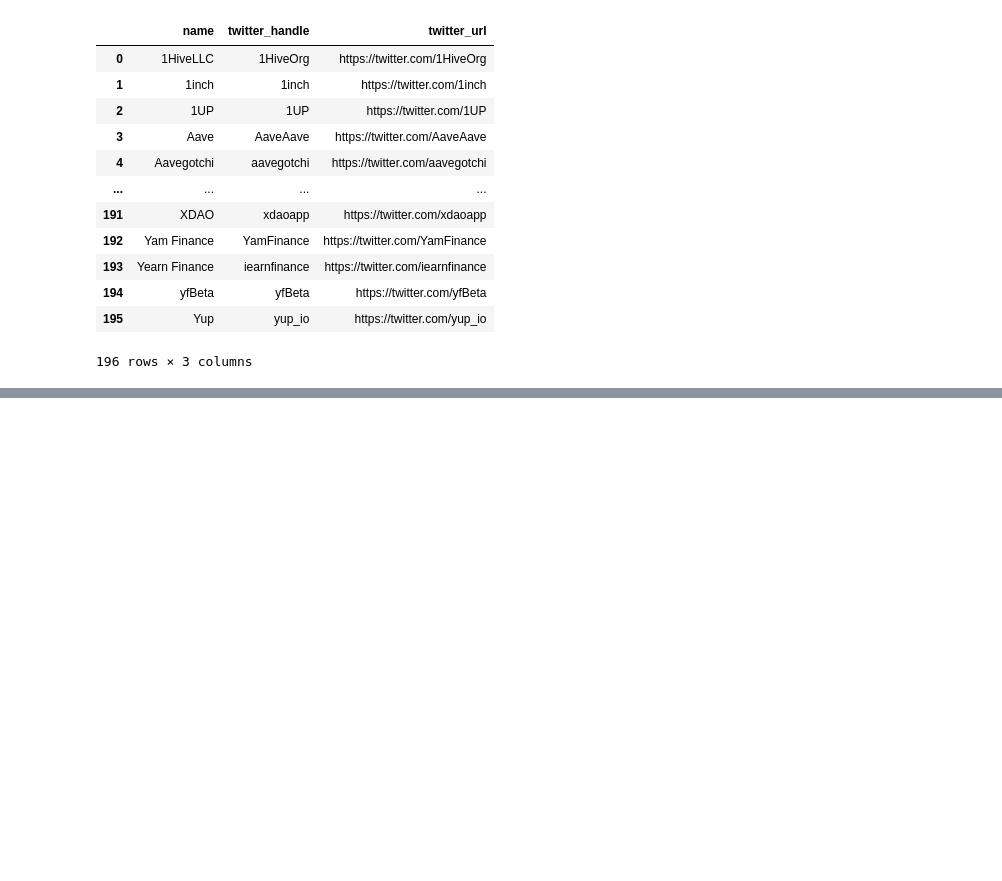
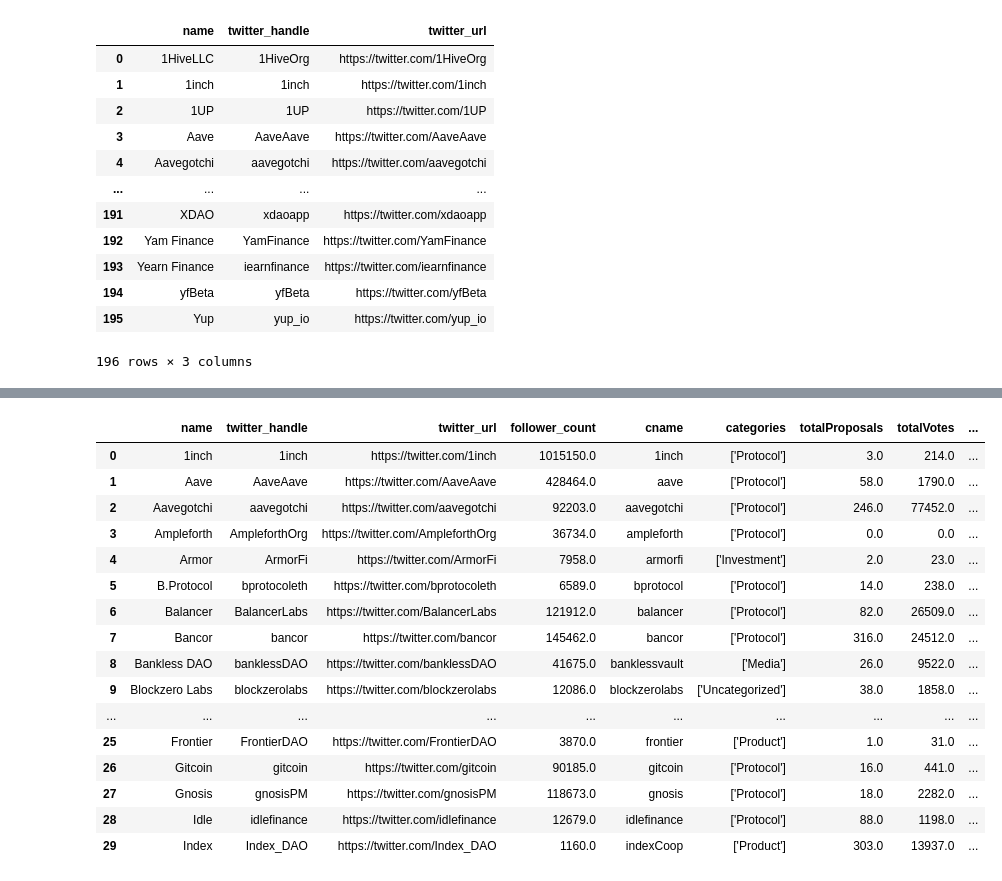
Before and after one commit to notchia/daochem-prototype, a Jupyter notebook: code/4_twitter_cleaning_eda.ipynb, the cells around one changed output, grey strips where cells are left out. Cells and saved outputs as stored; diff of their text form; code cells hidden in the pictures; blank space fills up the shorter version.

```diff
--- a/code/4_twitter_cleaning_eda.ipynb
+++ b/code/4_twitter_cleaning_eda.ipynb
@@ -184,0 +139,2 @@ vote
+# %%
+twitter_merge.drop(columns = 'screen_name', inplace = True)
@@ -184,0 +157,6 @@ vote
+# %%
+twitter_dao = pd.merge(twitter_merge, dao,  how='left', left_on='name', right_on = 'name')
+# %%
+twitter_dao_final = twitter_dao.dropna().reset_index()
+# %%
+twitter_dao_final.drop(columns = 'index', inplace=True)
@@ -184,0 +165,20 @@ vote
+# %%
+twitter_dao_final.head(30)
+# %% [output]
+|  | name | twitter_handle | twitter_url | follower_count | cname | categories | totalProposals | totalVotes | ... |
+| 0 | 1inch | 1inch | https://twitter.com/1inch | 1015150.0 | 1inch | ['Protocol'] | 3.0 | 214.0 | ... |
+| 1 | Aave | AaveAave | https://twitter.com/AaveAave | 428464.0 | aave | ['Protocol'] | 58.0 | 1790.0 | ... |
+| 2 | Aavegotchi | aavegotchi | https://twitter.com/aavegotchi | 92203.0 | aavegotchi | ['Protocol'] | 246.0 | 77452.0 | ... |
+| 3 | Ampleforth | AmpleforthOrg | https://twitter.com/AmpleforthOrg | 36734.0 | ampleforth | ['Protocol'] | 0.0 | 0.0 | ... |
+| 4 | Armor | ArmorFi | https://twitter.com/ArmorFi | 7958.0 | armorfi | ['Investment'] | 2.0 | 23.0 | ... |
+| 5 | B.Protocol | bprotocoleth | https://twitter.com/bprotocoleth | 6589.0 | bprotocol | ['Protocol'] | 14.0 | 238.0 | ... |
+| 6 | Balancer | BalancerLabs | https://twitter.com/BalancerLabs | 121912.0 | balancer | ['Protocol'] | 82.0 | 26509.0 | ... |
+| 7 | Bancor | bancor | https://twitter.com/bancor | 145462.0 | bancor | ['Protocol'] | 316.0 | 24512.0 | ... |
+| 8 | Bankless DAO | banklessDAO | https://twitter.com/banklessDAO | 41675.0 | banklessvault | ['Media'] | 26.0 | 9522.0 | ... |
+| 9 | Blockzero Labs | blockzerolabs | https://twitter.com/blockzerolabs | 12086.0 | blockzerolabs | ['Uncategorized'] | 38.0 | 1858.0 | ... |
+| ... | ... | ... | ... | ... | ... | ... | ... | ... | ... |
+| 25 | Frontier | FrontierDAO | https://twitter.com/FrontierDAO | 3870.0 | frontier | ['Product'] | 1.0 | 31.0 | ... |
+| 26 | Gitcoin | gitcoin | https://twitter.com/gitcoin | 90185.0 | gitcoin | ['Protocol'] | 16.0 | 441.0 | ... |
+| 27 | Gnosis | gnosisPM | https://twitter.com/gnosisPM | 118673.0 | gnosis | ['Protocol'] | 18.0 | 2282.0 | ... |
+| 28 | Idle | idlefinance | https://twitter.com/idlefinance | 12679.0 | idlefinance | ['Protocol'] | 88.0 | 1198.0 | ... |
+| 29 | Index | Index_DAO | https://twitter.com/Index_DAO | 1160.0 | indexCoop | ['Product'] | 303.0 | 13937.0 | ... |
```
Also changed, not shown: parts of 11 cells of this notebook, 1 other file.
